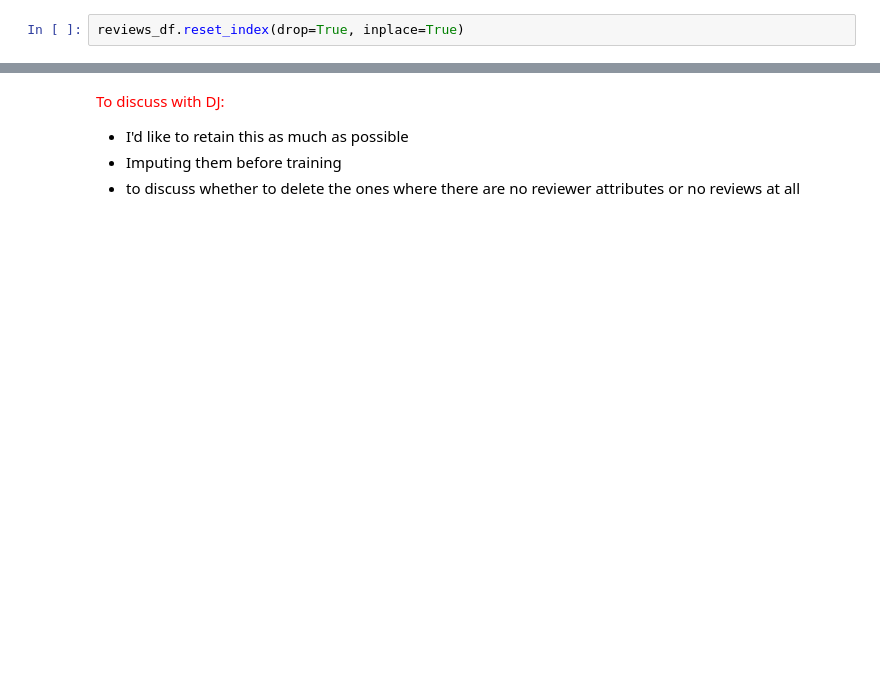
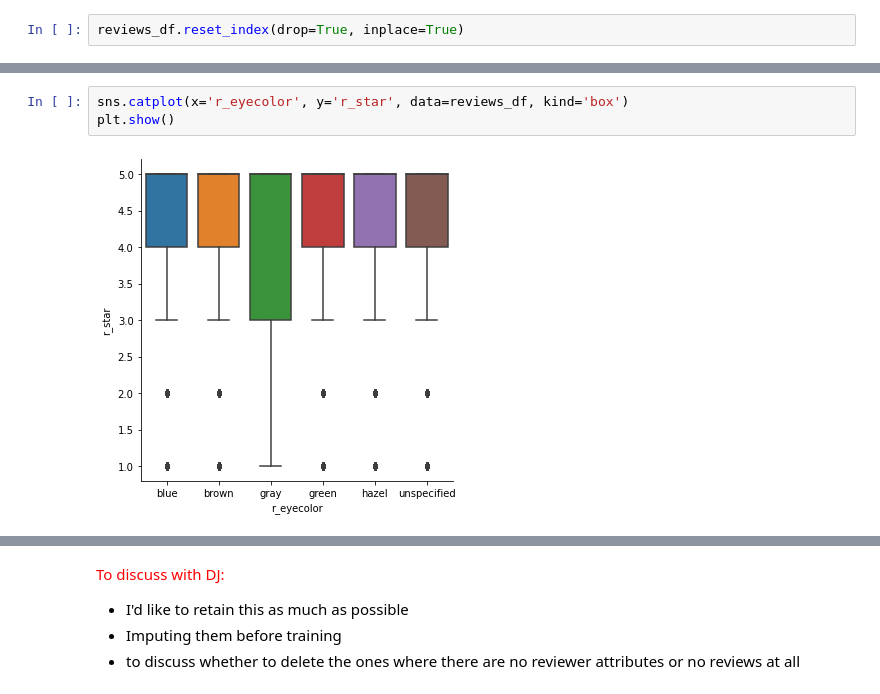
Before and after one commit to nikamurao/Skincare_product_analysis, a Jupyter notebook: Project/notebooks/1.1 Data wrangling (reviews revised).ipynb, the cells around one changed output, grey strips where cells are left out. Drawn from its saved outputs; the diff is of its cells as text; blank space fills up the shorter version.

```diff
--- a/Project/notebooks/1.1 Data wrangling (reviews revised).ipynb
+++ b/Project/notebooks/1.1 Data wrangling (reviews revised).ipynb
@@ -329,0 +314,5 @@ reviews_df['r_star']= pd.to_numeric(reviews_df['r_star'])
+# %%
+sns.catplot(x='r_eyecolor', y='r_star', data=reviews_df, kind='box')
+plt.show()
+# %% [output]
+[figure, added]
```
Also changed, not shown: parts of 47 cells of this notebook, 14 other files.
